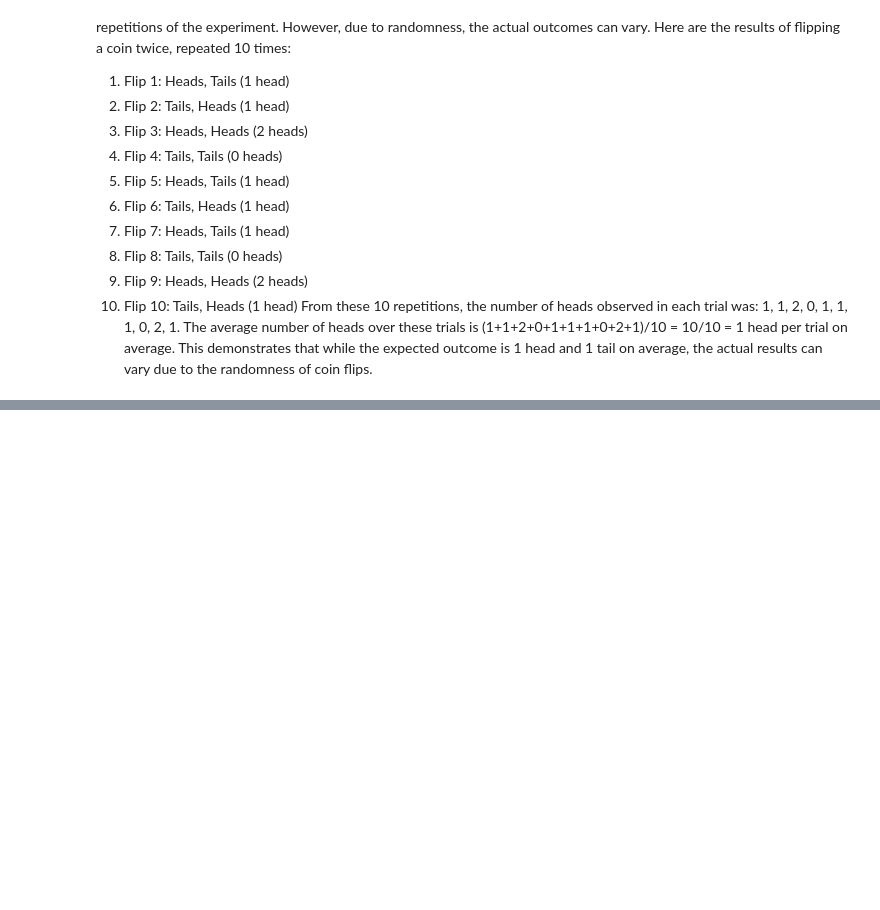
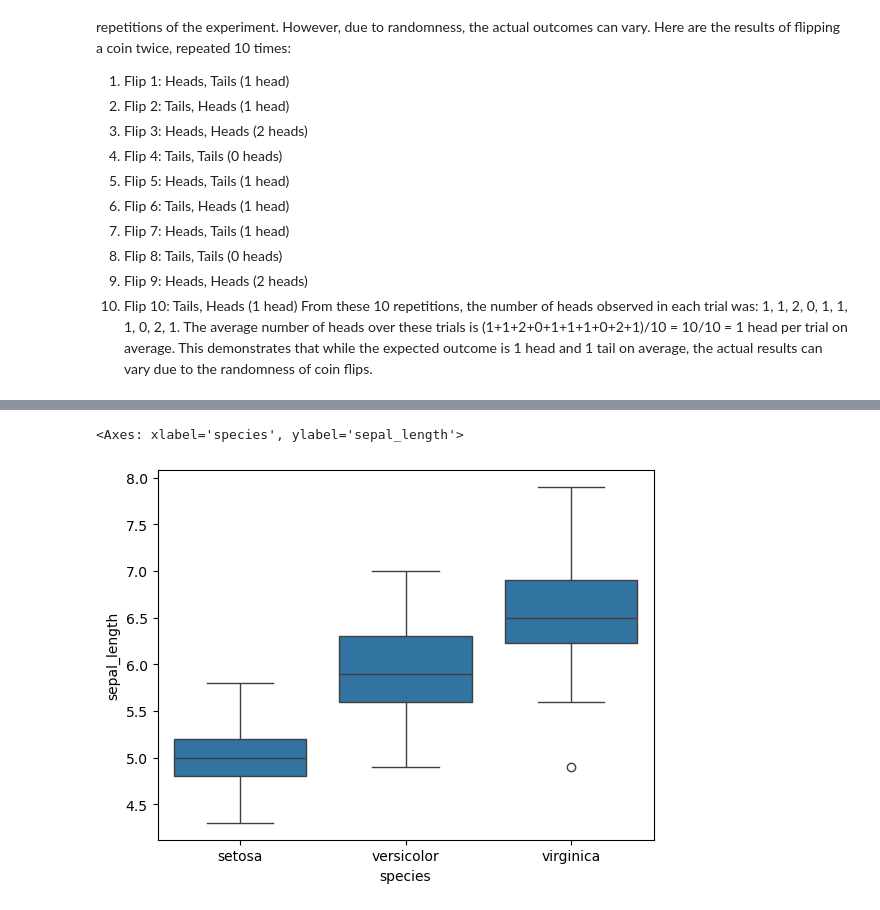
Before and after one commit to ArslanAmanov/Finance, a Jupyter notebook: QuantAnalyses/Quant_method_Analyses/chp_1_What's_Statistics.ipynb, the cells around one changed output, grey strips where cells are left out. Drawn from its saved outputs; the diff is of its cells as text; code cells hidden in the pictures; blank space fills up the shorter version.

```diff
--- a/QuantAnalyses/Quant_method_Analyses/chp_1_What's_Statistics.ipynb
+++ b/QuantAnalyses/Quant_method_Analyses/chp_1_What's_Statistics.ipynb
@@ -161,0 +208,4 @@ From these 10 repetitions, the number of heads observed in each trial was: 1, 1,
+# %%
+# import iris dataset from seaborn
+import seaborn as sns
+iris = sns.load_dataset('iris')
@@ -161,0 +221,6 @@ From these 10 repetitions, the number of heads observed in each trial was: 1, 1,
+# %%
+# plot the distribution of sepal_length for each species using a boxplot
+sns.boxplot(x='species', y='sepal_length', data=iris)
+# %% [output]
+<Axes: xlabel='species', ylabel='sepal_length'>
+[figure, added]
```
Also changed, not shown: parts of 21 cells of this notebook.
